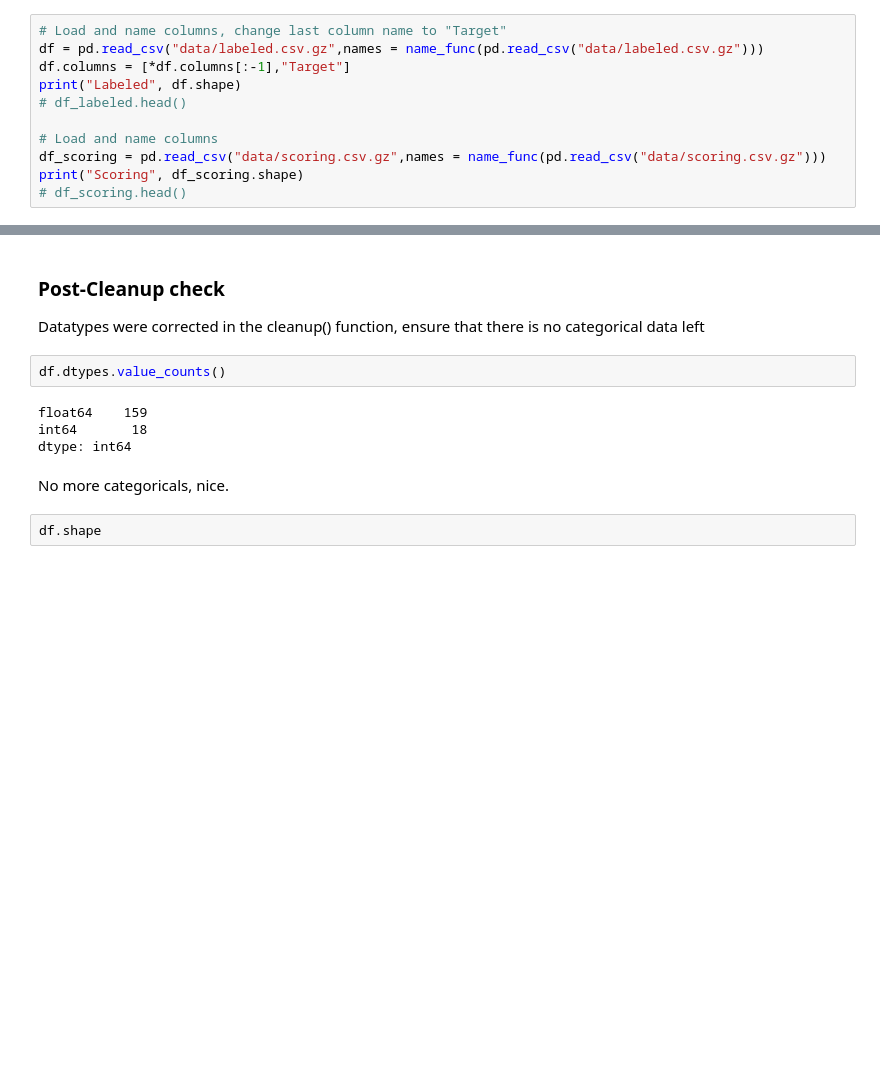
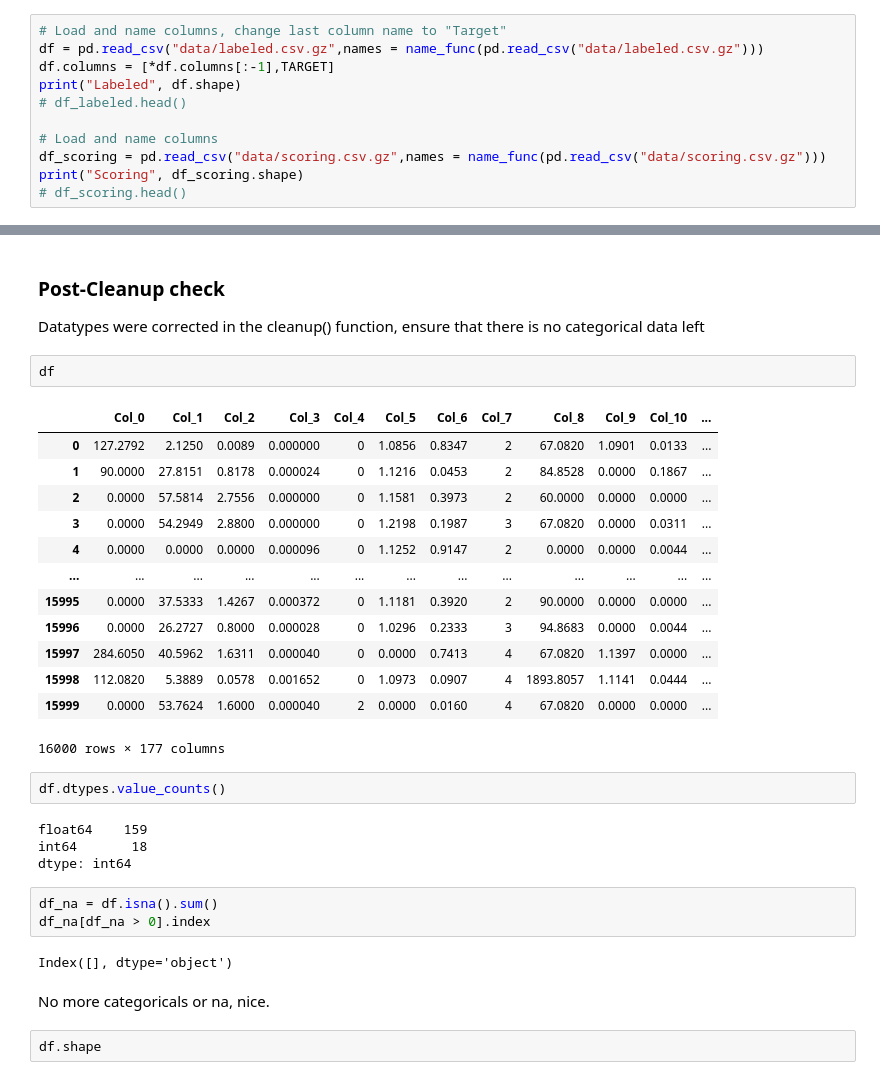
Before and after one commit to HubertStefanski/Data-Mining-Labs, a Jupyter notebook: main_assignment/Model.ipynb, the cells around one changed output, grey strips where cells are left out. Saved outputs shown, nothing was run; the diff lists cells and outputs as text; blank space fills up the shorter version.

```diff
--- a/main_assignment/Model.ipynb
+++ b/main_assignment/Model.ipynb
@@ -32,7 +37,7 @@ TARGET = "Target"
 # %%
 # Load and name columns, change last column name to "Target"
 df = pd.read_csv("data/labeled.csv.gz",names = name_func(pd.read_csv("data/labeled.csv.gz")))
-df.columns = [*df.columns[:-1],"Target"]
+df.columns = [*df.columns[:-1],TARGET]
 print("Labeled", df.shape)
 # df_labeled.head()
 
@@ -104,14 +146,35 @@ NaN count: 0
 # %% [markdown]
 ### Post-Cleanup check
 Datatypes were corrected in the cleanup() function, ensure that there is no categorical data left
+# %%
+df
+# %% [output]
+|  | Col_0 | Col_1 | Col_2 | Col_3 | Col_4 | Col_5 | Col_6 | Col_7 | Col_8 | Col_9 | Col_10 | ... |
+| 0 | 127.2792 | 2.1250 | 0.0089 | 0.000000 | 0 | 1.0856 | 0.8347 | 2 | 67.0820 | 1.0901 | 0.0133 | ... |
+| 1 | 90.0000 | 27.8151 | 0.8178 | 0.000024 | 0 | 1.1216 | 0.0453 | 2 | 84.8528 | 0.0000 | 0.1867 | ... |
+| 2 | 0.0000 | 57.5814 | 2.7556 | 0.000000 | 0 | 1.1581 | 0.3973 | 2 | 60.0000 | 0.0000 | 0.0000 | ... |
+| 3 | 0.0000 | 54.2949 | 2.8800 | 0.000000 | 0 | 1.2198 | 0.1987 | 3 | 67.0820 | 0.0000 | 0.0311 | ... |
+| 4 | 0.0000 | 0.0000 | 0.0000 | 0.000096 | 0 | 1.1252 | 0.9147 | 2 | 0.0000 | 0.0000 | 0.0044 | ... |
+| ... | ... | ... | ... | ... | ... | ... | ... | ... | ... | ... | ... | ... |
+| 15995 | 0.0000 | 37.5333 | 1.4267 | 0.000372 | 0 | 1.1181 | 0.3920 | 2 | 90.0000 | 0.0000 | 0.0000 | ... |
+| 15996 | 0.0000 | 26.2727 | 0.8000 | 0.000028 | 0 | 1.0296 | 0.2333 | 3 | 94.8683 | 0.0000 | 0.0044 | ... |
+| 15997 | 284.6050 | 40.5962 | 1.6311 | 0.000040 | 0 | 0.0000 | 0.7413 | 4 | 67.0820 | 1.1397 | 0.0000 | ... |
+| 15998 | 112.0820 | 5.3889 | 0.0578 | 0.001652 | 0 | 1.0973 | 0.0907 | 4 | 1893.8057 | 1.1141 | 0.0444 | ... |
+| 15999 | 0.0000 | 53.7624 | 1.6000 | 0.000040 | 2 | 0.0000 | 0.0160 | 4 | 67.0820 | 0.0000 | 0.0000 | ... |
+16000 rows × 177 columns
 # %%
 df.dtypes.value_counts()
 # %% [output]
 float64    159
 int64       18
 dtype: int64
+# %%
+df_na = df.isna().sum()
+df_na[df_na > 0].index
+# %% [output]
+Index([], dtype='object')
 # %% [markdown]
-No more categoricals, nice.
+No more categoricals or na, nice.
 # %%
 df.shape
 # %% [output]
```
Also changed, not shown: parts of 13 cells of this notebook, 1 other file.
